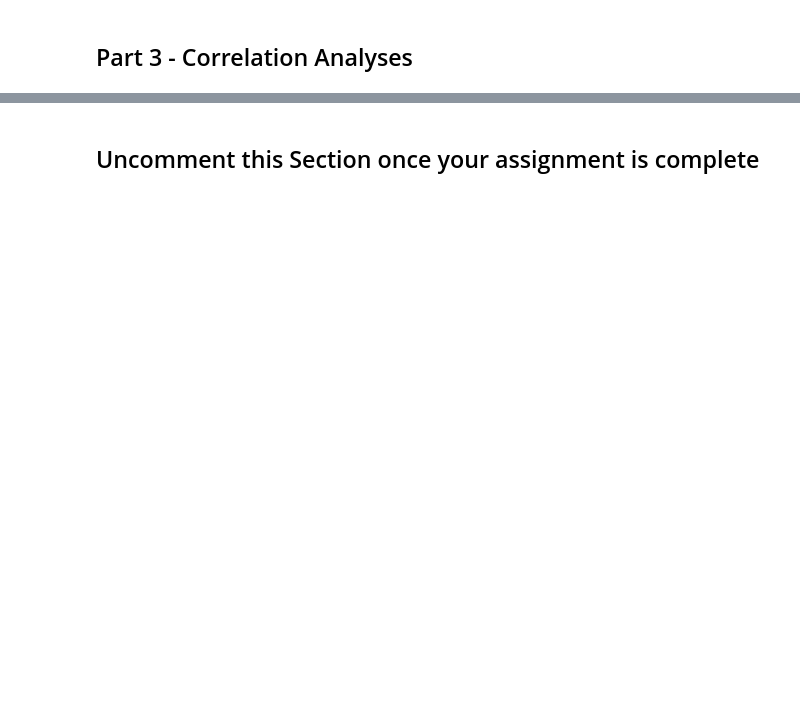
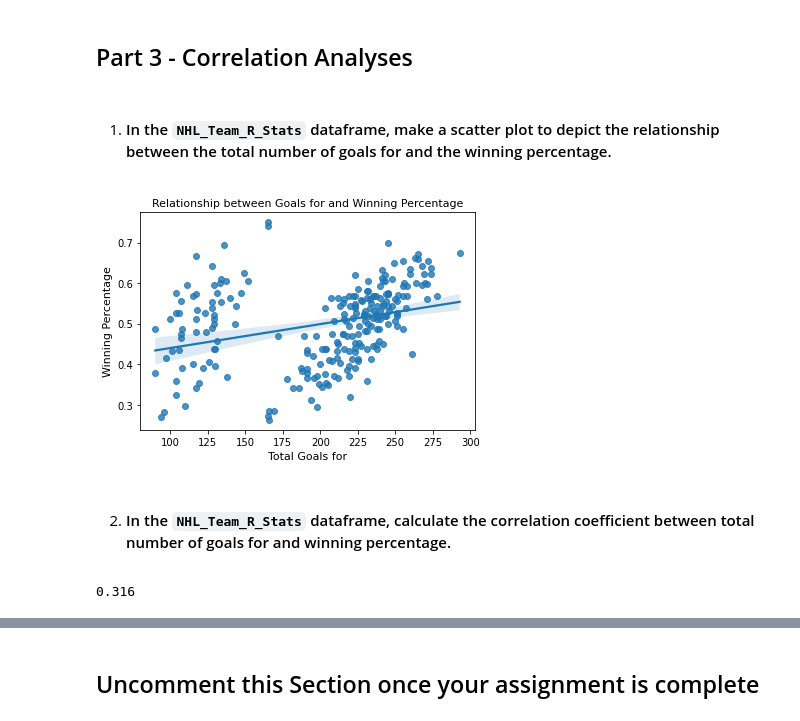
Before and after one commit to Abdallah-hilal/Sports-Performance-Analytics-Specialization, a Jupyter notebook: Assignments/Week 2 Assignment.ipynb, the cells around one changed output, grey strips where cells are left out. Drawn from its saved outputs; the diff is of its cells as text; code cells hidden in the pictures; blank space fills up the shorter version.

```diff
--- a/Assignments/Week 2 Assignment.ipynb
+++ b/Assignments/Week 2 Assignment.ipynb
@@ -58,0 +407,6 @@ NHL_PPPK.head()
+# %%
+NHL_Team_Stats["win_pct"] = NHL_Team_Stats["total_games_won"] / NHL_Team_Stats["game_count"]
+# %%
+NHL_Team_Stats["avg_gf"] = NHL_Team_Stats["total_goals_for"] / NHL_Team_Stats["game_count"]
+# %%
+NHL_Team_Stats["avg_ga"] = NHL_Team_Stats["total_goals_against"] / NHL_Team_Stats["game_count"]
@@ -58,0 +434,11 @@ NHL_PPPK.head()
+# %%
+NHL_Regular_Season = NHL_Competition[NHL_Competition['type'] == 2]
+
+NHL_Team_R_Stats = NHL_Team_Stats.merge(
+    NHL_Regular_Season[['comp_id', 'competition_name', 'type', 'year']],
+    on=['competition_name','type' ])
+
+
+
+# Display the resulting dataframe
+NHL_Team_R_Stats
@@ -61,2 +523,22 @@ NHL_PPPK.head()
 # %% [markdown]
 ## Part 3 - Correlation Analyses
+# %% [markdown]
+1. #### In the `NHL_Team_R_Stats` dataframe, make a scatter plot to depict the relationship between the total number of goals for and the winning percentage.
+# %%
+sns.regplot(x= "total_goals_for", y = "win_pct",
+                data =NHL_Team_R_Stats,
+                  )
+plt.title("Relationship between Goals for and Winning Percentage", fontsize=11)
+
+plt.xlabel("Total Goals for", fontsize=11)
+plt.ylabel("Winning Percentage", fontsize=11)
+plt.show()
+# %% [output]
+[figure, added]
+# %% [markdown]
+2. #### In the `NHL_Team_R_Stats` dataframe, calculate the correlation coefficient between total number of goals for and winning percentage.
+# %%
+correlation = NHL_Team_R_Stats["total_goals_for"].corr(NHL_Team_R_Stats["win_pct"])
+round(correlation,3)
+# %% [output]
+0.316
```
Also changed, not shown: parts of 85 cells of this notebook, 7 other files.
